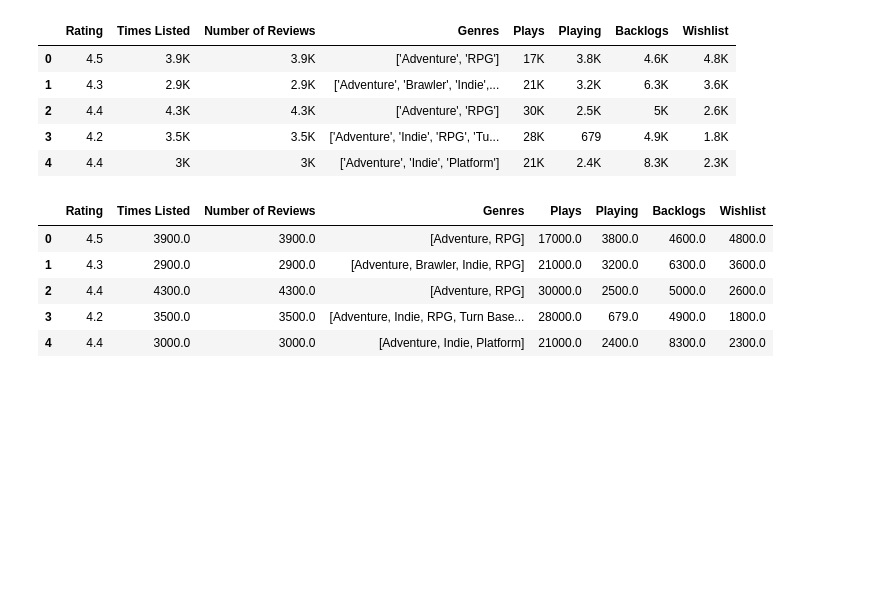
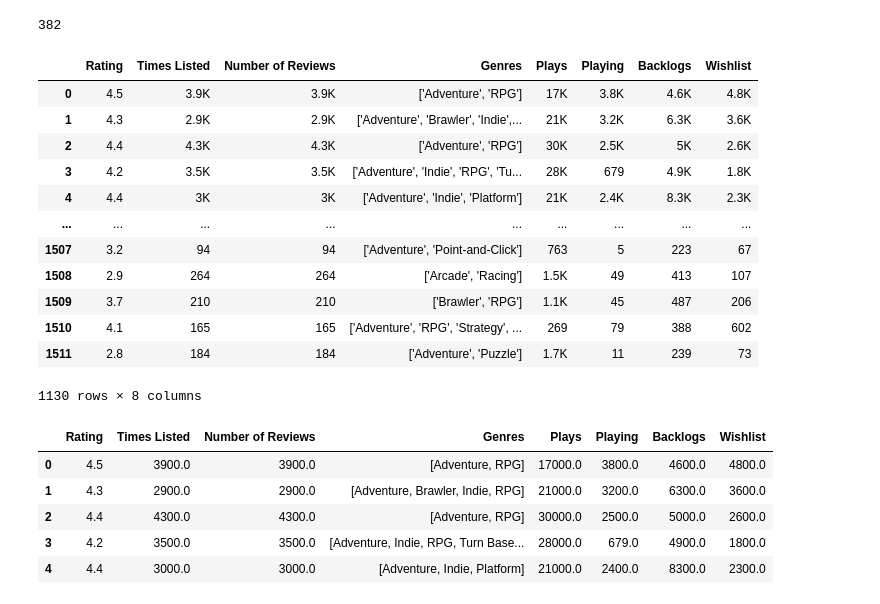
Before and after one commit to gaplin/ml_popular_video_games, a Jupyter notebook: projekt.ipynb, the cells around one changed output. Saved outputs shown, nothing was run; the diff lists cells and outputs as text; code cells hidden in the pictures; blank space fills up the shorter version.

Commit message:
Removing duplicates

```diff
--- a/projekt.ipynb
+++ b/projekt.ipynb
@@ -28,16 +28,28 @@ df.head()
 | 2 | The Legend of Zelda: Breath of th... | Mar 03, 2017 | ['Nintendo', 'Nintendo EPD Produc... | 4.4 | 4.3K | 4.3K | ['Adventure', 'RPG'] | The Legend of Zelda: Breath of th... | ['This game is the game (that is ... | ... |
 | 3 | Undertale | Sep 15, 2015 | ['tobyfox', '8-4'] | 4.2 | 3.5K | 3.5K | ['Adventure', 'Indie', 'RPG', 'Tu... | A small child falls into the Unde... | ['soundtrack is tied for #1 with ... | ... |
 | 4 | Hollow Knight | Feb 24, 2017 | ['Team Cherry'] | 4.4 | 3K | 3K | ['Adventure', 'Indie', 'Platform'] | A 2D metroidvania with an emphasi... | ["this games worldbuilding is inc... | ... |
+# %%
+print(df.duplicated().sum())
+df = df.drop_duplicates()
+# %% [output]
+382
 # %%
 df = df.drop(['Title', 'Summary', 'Reviews', 'Release Date', 'Team'], axis=1)
-df.head()
+df
 # %% [output]
 |  | Rating | Times Listed | Number of Reviews | Genres | Plays | Playing | Backlogs | Wishlist |
 | 0 | 4.5 | 3.9K | 3.9K | ['Adventure', 'RPG'] | 17K | 3.8K | 4.6K | 4.8K |
 | 1 | 4.3 | 2.9K | 2.9K | ['Adventure', 'Brawler', 'Indie',... | 21K | 3.2K | 6.3K | 3.6K |
 | 2 | 4.4 | 4.3K | 4.3K | ['Adventure', 'RPG'] | 30K | 2.5K | 5K | 2.6K |
 | 3 | 4.2 | 3.5K | 3.5K | ['Adventure', 'Indie', 'RPG', 'Tu... | 28K | 679 | 4.9K | 1.8K |
 | 4 | 4.4 | 3K | 3K | ['Adventure', 'Indie', 'Platform'] | 21K | 2.4K | 8.3K | 2.3K |
+| ... | ... | ... | ... | ... | ... | ... | ... | ... |
+| 1507 | 3.2 | 94 | 94 | ['Adventure', 'Point-and-Click'] | 763 | 5 | 223 | 67 |
+| 1508 | 2.9 | 264 | 264 | ['Arcade', 'Racing'] | 1.5K | 49 | 413 | 107 |
+| 1509 | 3.7 | 210 | 210 | ['Brawler', 'RPG'] | 1.1K | 45 | 487 | 206 |
+| 1510 | 4.1 | 165 | 165 | ['Adventure', 'RPG', 'Strategy', ... | 269 | 79 | 388 | 602 |
+| 1511 | 2.8 | 184 | 184 | ['Adventure', 'Puzzle'] | 1.7K | 11 | 239 | 73 |
+1130 rows × 8 columns
 # %%
 df['Genres'] = df['Genres'].apply(ast.literal_eval)
 
```
Also changed, not shown: parts of 5 cells of this notebook.
